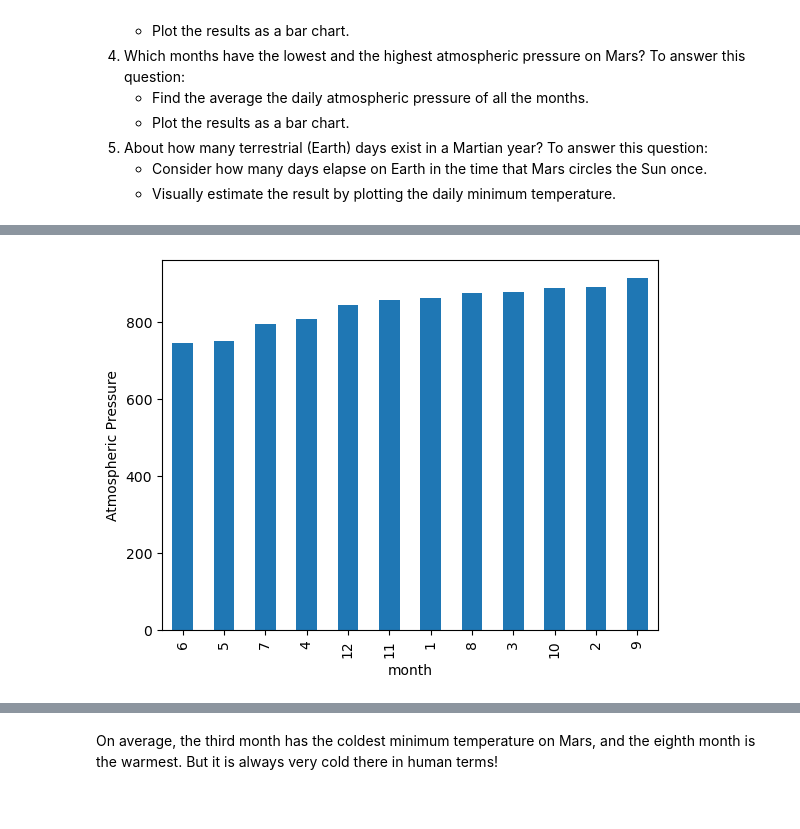
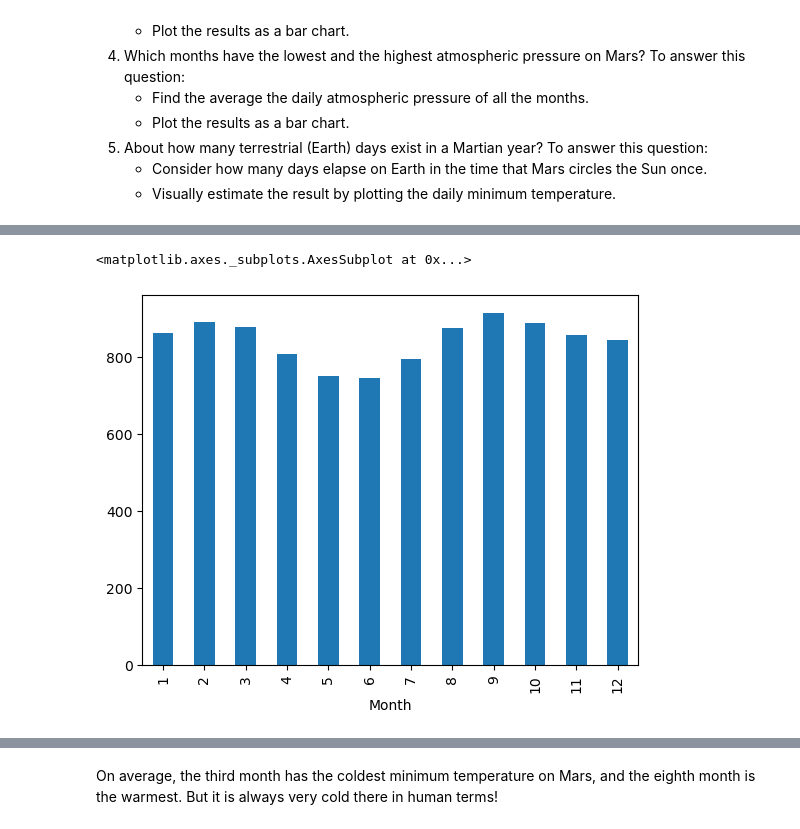
Before and after one commit to Nonkik589/HTML-Scraping-Challenge, a Jupyter notebook: Mars_Weather/part_2_mars_weather.ipynb, the cells around one changed output, grey strips where cells are left out. Drawn from its saved outputs; the diff is of its cells as text; code cells hidden in the pictures.

```diff
--- a/Mars_Weather/part_2_mars_weather.ipynb
+++ b/Mars_Weather/part_2_mars_weather.ipynb
@@ -205,2 +194,3 @@ Name: min_temp, dtype: float64
 # %%
 # 4. Average pressure by Martian month
+avg_pres = Mars_df["Pressure"].groupby(Mars_df["Month"]).mean()
@@ -222,6 +197,8 @@ Name: pressure, dtype: float64
 # %%
 # Plot the average pressure by month
+avg_pres.plot(kind='bar')
 # %% [output]
+<matplotlib.axes._subplots.AxesSubplot at 0x...>
-[figure, old version]
+[figure, new version]
 # %%
 # 5. How many terrestrial (earth) days are there in a Martian year?
```
Also changed, not shown: parts of 8 cells of this notebook, 1 other file.
